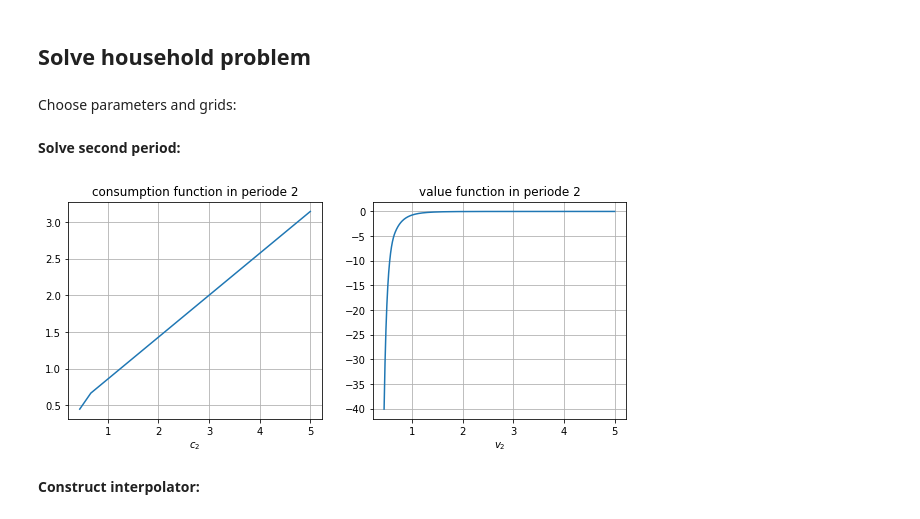
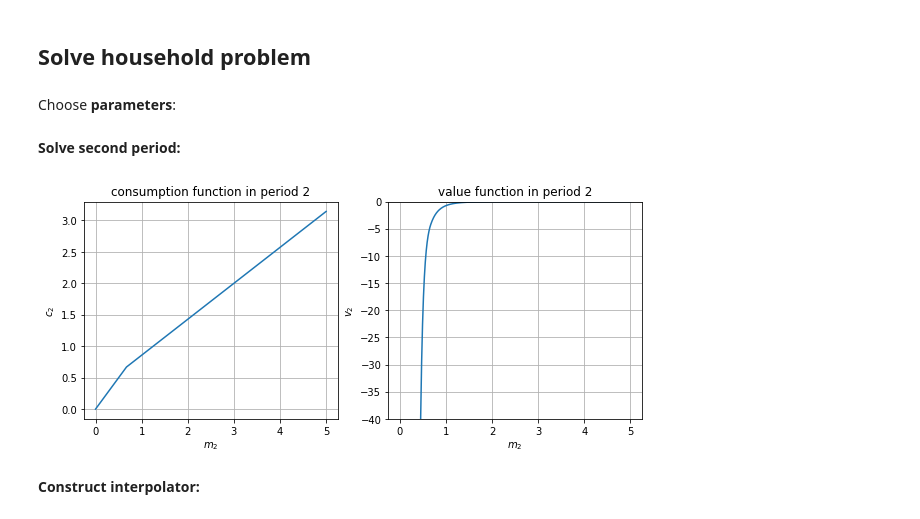
Before and after one commit to NumEconCopenhagen/lectures-2019, a Jupyter notebook: 10/Numerical_optimization.ipynb, the cells around one changed output. Cells and saved outputs as stored; diff of their text form; code cells hidden in the pictures.

```diff
--- a/10/Numerical_optimization.ipynb
+++ b/10/Numerical_optimization.ipynb
@@ -582,6 +583,7 @@ xs = np.empty((5000,2))
 Try to solve with **BFGS** starting from each of these:
 # %%
 fopt = np.inf
+xopt = np.nan
 for i,x0 in enumerate(x0s):
 
     # a. optimize
@@ -591,9 +593,15 @@ for i,x0 in enumerate(x0s):
 
     # b. print first 10 or if better than seen yet
     if i < 10 or f < fopt: # plot 10 first or if improving
-        fopt = f
+        if f < fopt:
+            fopt = f
+            xopt = xs[i,:]
+
         print(f'{i:4d}: x0 = ({x0[0]:6.2f},{x0[0]:6.2f})',end='')
         print(f' -> converged at ({xs[i][0]:6.2f},{xs[i][0]:6.2f}) with f = {f:.12f}')
+
+# best solution
+print(f'\nbest solution:\n x = ({xopt[0]:6.2f},{xopt[1]:6.2f}) -> f = {fopt:.12f}')
 # %% [output]
    0: x0 = (  2.07,  2.07) -> converged at (  2.26,  2.26) with f = -0.051182722123
    1: x0 = (  3.25,  3.25) -> converged at (  3.69,  3.69) with f = -0.051182722111
@@ -627,6 +637,7 @@ ax.scatter(xs[:,0],xs[:,1]);
 Try to solve with **Nelder-Mead** starting from each of these:
 # %%
 fopt = np.inf
+xopt = np.nan
 for i,x0 in enumerate(x0s):
 
     # a. optimize
@@ -636,7 +647,12 @@ for i,x0 in enumerate(x0s):
 
     # b. print first 10 or if better than seen yet
     if i < 10 or f < fopt: # plot 10 first or if improving
-        fopt = f
+        if f < fopt:
+            fopt = f
+            xopt = xs[i,:]
         print(f'{i:4d}: x0 = ({x0[0]:6.2f},{x0[0]:6.2f})',end='')
-        print(f' -> converged at ({xs[i][0]:6.2f},{xs[i][0]:6.2f}) with f = {f:.12f}')
+        print(f' -> converged at ({xs[i][0]:6.2f},{xs[i][1]:6.2f}) with f = {f:.12f}')
+
+# best solution
+print(f'\nbest solution:\n x = ({xopt[0]:6.2f},{xopt[1]:6.2f}) -> f = {fopt:.12f}')
 # %% [output]
@@ -903,7 +920,7 @@ def v1(c1,m1,rho,beta,r,Delta,v2_interp):
 # %% [markdown]
 ## Solve household problem
 # %% [markdown]
-Choose parameters and grids:
+Choose **parameters**:
 # %%
 rho = 8
 kappa = 0.5
@@ -917,7 +934,7 @@ Delta = 0.5
 def solve_period_2(rho,nu,kappa,Delta):
 
     # a. grids
-    m2_vec = np.linspace((1-Delta)*0.9,5,500)
+    m2_vec = np.linspace(1e-8,5,500)
     v2_vec = np.empty(500)
     c2_vec = np.empty(500)
 
@@ -927,38 +944,39 @@ def solve_period_2(rho,nu,kappa,Delta):
         # i. objective
         obj = lambda c2: -v2(c2,m2,rho,nu,kappa)
 
         # ii. initial value (consume half)
         x0 = m2/2
 
         # iii. optimizer
         result = optimize.minimize_scalar(obj,x0,method='bounded',bounds=[1e-8,m2])
 
         # iv. save
         v2_vec[i] = -result.fun
         c2_vec[i] = result.x
 
     return m2_vec,v2_vec,c2_vec
 
 # solve
 m2_vec,v2_vec,c2_vec = solve_period_2(rho,nu,kappa,Delta)
 
 # illustration
 fig = plt.figure(figsize=(10,4))
 ax = fig.add_subplot(1,2,1)
 ax.plot(m2_vec,c2_vec)
 ax.grid()
 ax.set_xlabel('$m_2$')
-ax.set_xlabel('$c_2$')
-ax.set_title('consumption function in periode 2')
+ax.set_ylabel('$c_2$')
+ax.set_title('consumption function in period 2')
 
 ax = fig.add_subplot(1,2,2)
 ax.plot(m2_vec,v2_vec)
 ax.grid()
 ax.set_xlabel('$m_2$')
-ax.set_xlabel('$v_2$')
-ax.set_title('value function in periode 2');
+ax.set_ylabel('$v_2$')
+ax.set_title('value function in period 2')
+ax.set_ylim([-40,0.01]);
 # %% [output]
-[figure, old version]
+[figure, new version]
 # %% [markdown]
 **Construct interpolator:**
 # %%
```
Also changed, not shown: parts of 20 cells of this notebook, 2 other files.
